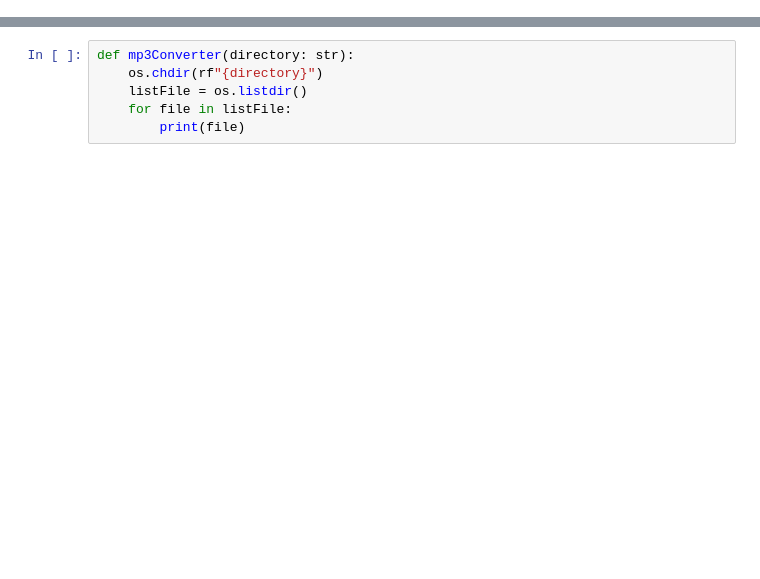
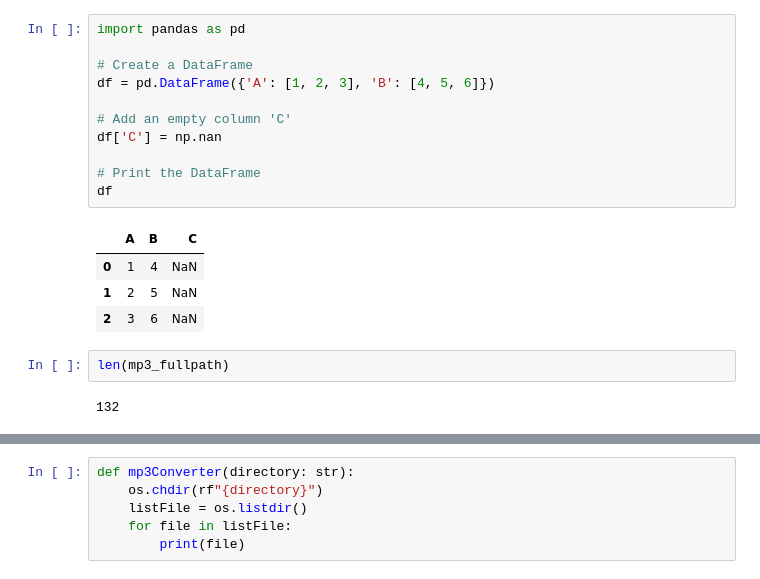
Before and after one commit to XisUndefined/coconut-maturity-classification, a Jupyter notebook: skripsi-dlu-gak-sih.ipynb, the cells around one changed output, grey strips where cells are left out. Saved outputs shown, nothing was run; the diff lists cells and outputs as text; blank space fills up the shorter version.

```diff
--- a/skripsi-dlu-gak-sih.ipynb
+++ b/skripsi-dlu-gak-sih.ipynb
@@ -2,0 +228,20 @@ import os
+# %%
+import pandas as pd
+
+# Create a DataFrame
+df = pd.DataFrame({'A': [1, 2, 3], 'B': [4, 5, 6]})
+
+# Add an empty column 'C'
+df['C'] = np.nan
+
+# Print the DataFrame
+df
+# %% [output]
+|  | A | B | C |
+| 0 | 1 | 4 | NaN |
+| 1 | 2 | 5 | NaN |
+| 2 | 3 | 6 | NaN |
+# %%
+len(mp3_fullpath)
+# %% [output]
+132
```
Also changed, not shown: parts of 23 cells of this notebook, 1 other file.
